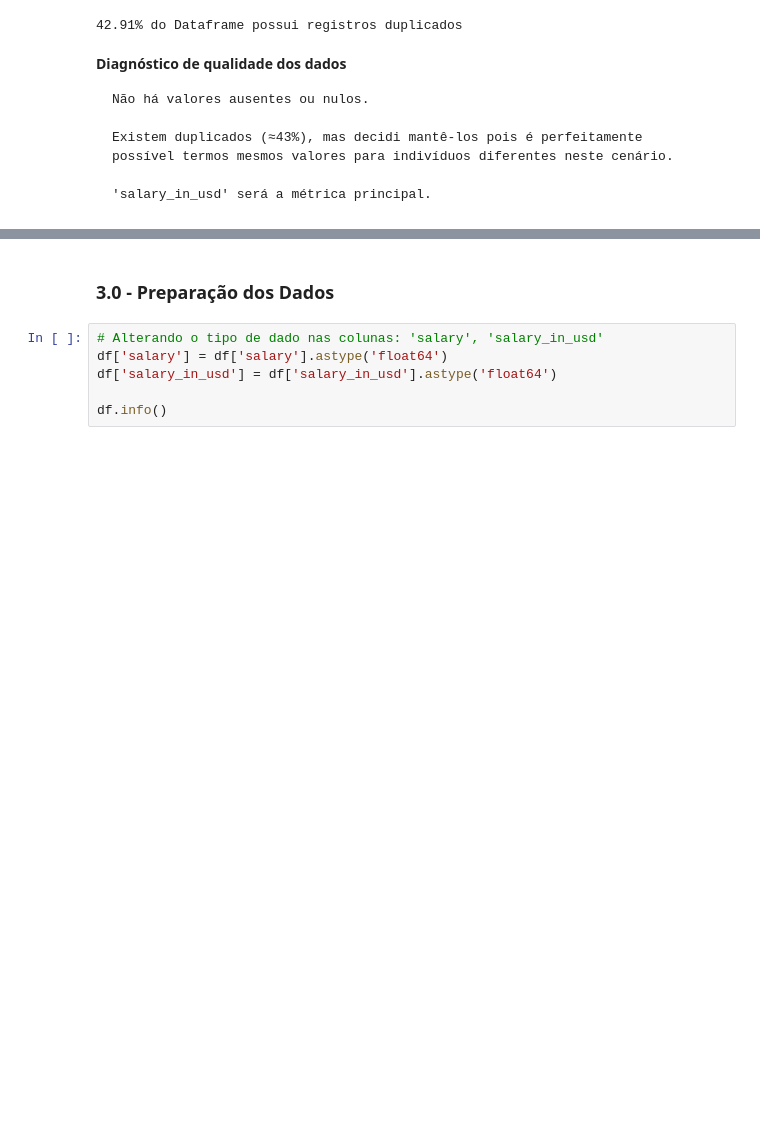
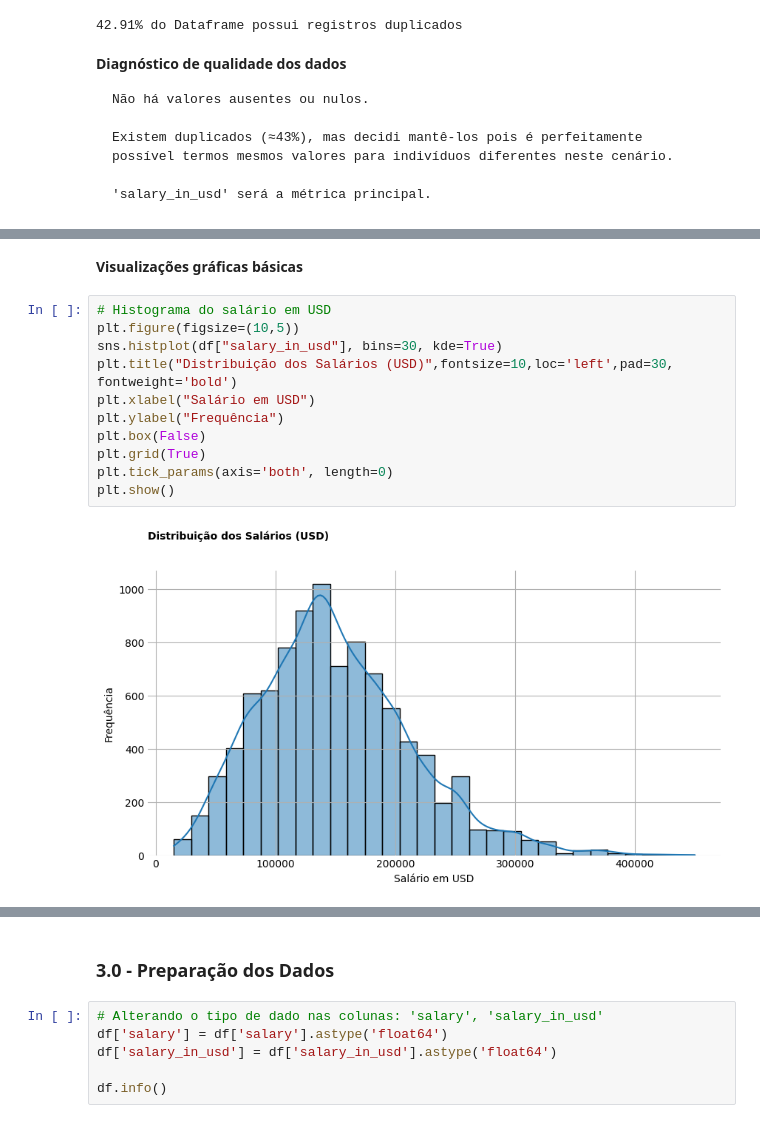
Before and after one commit to ricardo-paganini/data-salaries-analysis, a Jupyter notebook: data-salaries-analysis.ipynb, the cells around one changed output, grey strips where cells are left out. Saved outputs shown, nothing was run; the diff lists cells and outputs as text; blank space fills up the shorter version.

```diff
--- a/data-salaries-analysis.ipynb
+++ b/data-salaries-analysis.ipynb
@@ -183,0 +228,15 @@ print(f"{df.duplicated().sum() / df['work_year'].count():.2%} do Dataframe possu
+# %% [markdown]
+**Visualizações gráficas básicas**
+# %%
+# Histograma do salário em USD
+plt.figure(figsize=(10,5))
+sns.histplot(df["salary_in_usd"], bins=30, kde=True)
+plt.title("Distribuição dos Salários (USD)",fontsize=10,loc='left',pad=30, fontweight='bold')
+plt.xlabel("Salário em USD")
+plt.ylabel("Frequência")
+plt.box(False)
+plt.grid(True)
+plt.tick_params(axis='both', length=0)
+plt.show()
+# %% [output]
+[figure, added]
```
Also changed, not shown: parts of 17 cells of this notebook.
